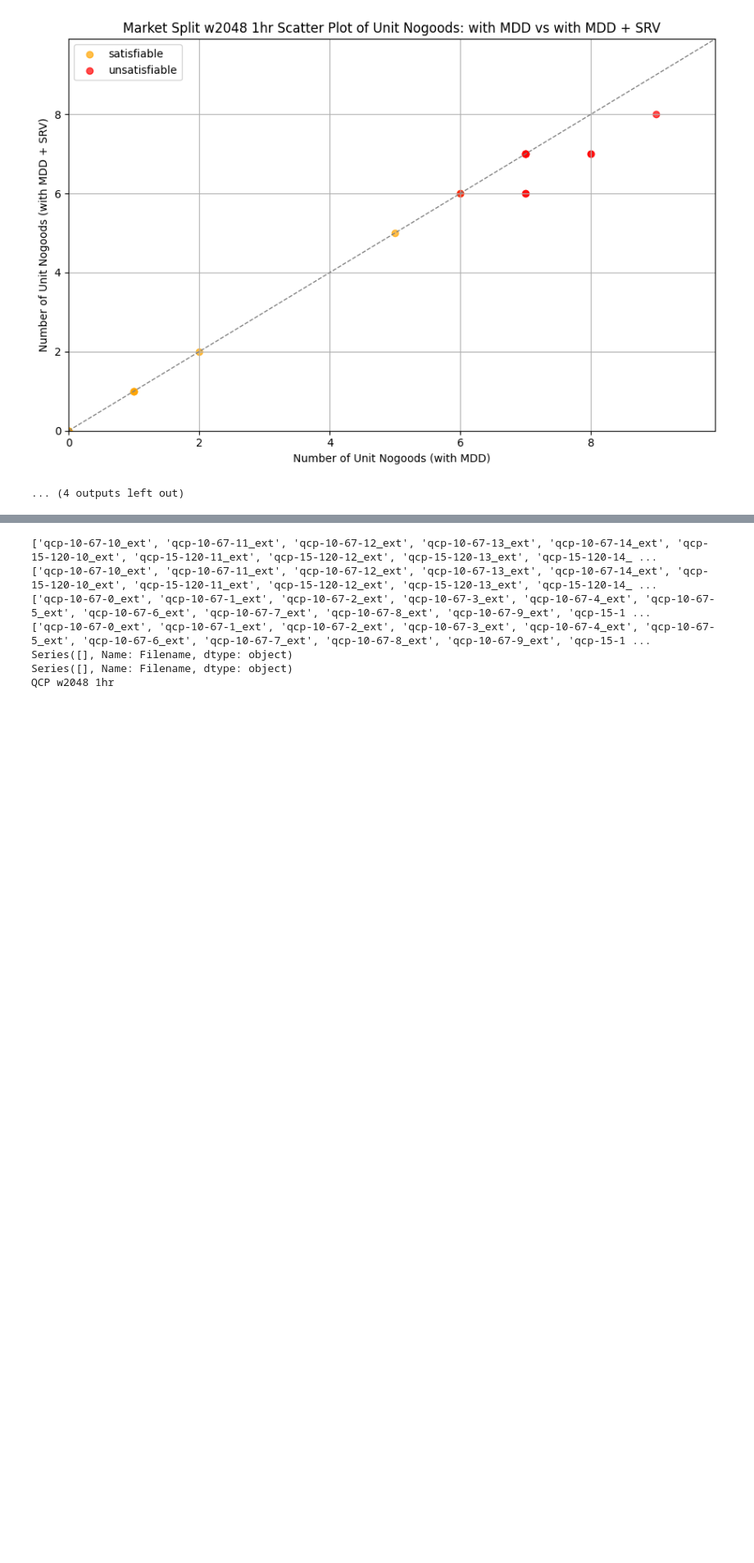
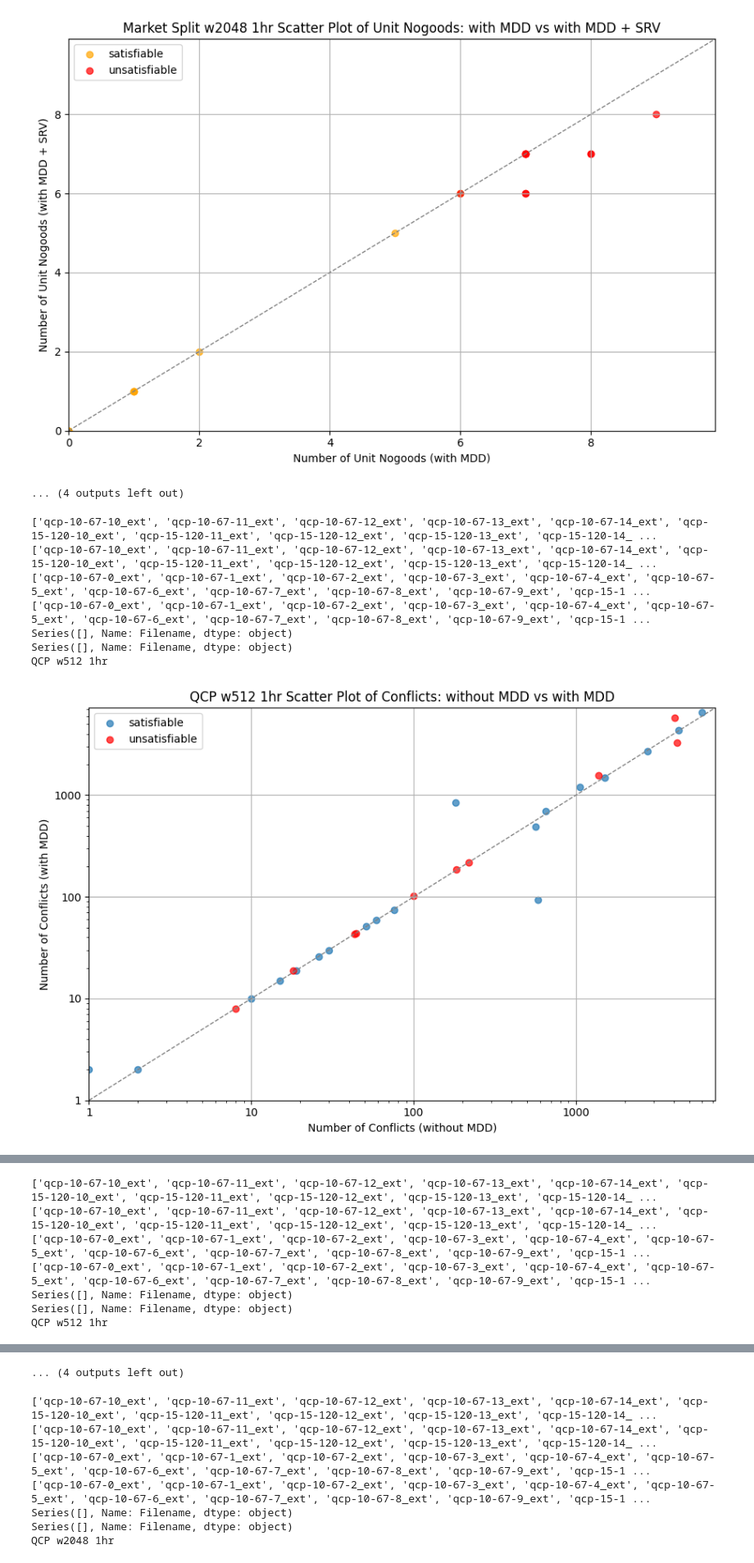
Before and after one commit to kaijenlee/PumpkinMDD, a Jupyter notebook: experiments/plot.ipynb, the cells around one changed output, grey strips where cells are left out. Shown at 82% size. Saved outputs shown, nothing was run; the diff lists cells and outputs as text; code cells hidden in the pictures; blank space fills up the shorter version.

```diff
--- a/experiments/plot.ipynb
+++ b/experiments/plot.ipynb
@@ -289,3 +335,27 @@ Market Split w2048 1hr
 [figure]
 [figure]
 ... (4 outputs left out)
+# %%
+## QCP 1hr run
+## Max width 512 - QCP
+file_2048 = 'experiment_w512_1hr/qcp_disabled.csv'
+file_2048_with_mdd = 'experiment_w512_1hr/qcp_dd_enabled.csv'
+plot_conflicts_and_nogoods(file_2048, file_2048_with_mdd,'without MDD', 'with MDD', 'QCP w512 1hr', (9,6))
+file_2048 = 'experiment_w512_1hr/qcp_disabled.csv'
+file_2048_with_mdd_srv = 'experiment_w512_1hr/qcp_srv.csv'
+plot_conflicts_and_nogoods(file_2048, file_2048_with_mdd_srv,'without MDD', 'with MDD + SRV', 'QCP w512 1hr', (9,6))
+file_2048_with_mdd = 'experiment_w512_1hr/qcp_dd_enabled.csv'
+file_2048_with_mdd_srv = 'experiment_w512_1hr/qcp_srv.csv'
+plot_conflicts_and_nogoods(file_2048_with_mdd, file_2048_with_mdd_srv,'with MDD', 'with MDD + SRV', 'QCP w512 1hr', (9,6))
+file_2048_with_mdd_srv = 'experiment_w512_1hr/qcp_srv.csv'
+file_2048_with_mdd_srv_branchfirst = 'experiment_w512_1hr/qcp_srv_branch_first.csv'
+plot_conflicts_and_nogoods(file_2048_with_mdd_srv, file_2048_with_mdd_srv_branchfirst,'with MDD + SRV', 'with MDD + SRV + branch SRV first', 'QCP w512 1hr', (9,6))
+# %% [output]
+['qcp-10-67-10_ext', 'qcp-10-67-11_ext', 'qcp-10-67-12_ext', 'qcp-10-67-13_ext', 'qcp-10-67-14_ext', 'qcp-15-120-10_ext', 'qcp-15-120-11_ext', 'qcp-15-120-12_ext', 'qcp-15-120-13_ext', 'qcp-15-120-14_ ...
+['qcp-10-67-10_ext', 'qcp-10-67-11_ext', 'qcp-10-67-12_ext', 'qcp-10-67-13_ext', 'qcp-10-67-14_ext', 'qcp-15-120-10_ext', 'qcp-15-120-11_ext', 'qcp-15-120-12_ext', 'qcp-15-120-13_ext', 'qcp-15-120-14_ ...
+['qcp-10-67-0_ext', 'qcp-10-67-1_ext', 'qcp-10-67-2_ext', 'qcp-10-67-3_ext', 'qcp-10-67-4_ext', 'qcp-10-67-5_ext', 'qcp-10-67-6_ext', 'qcp-10-67-7_ext', 'qcp-10-67-8_ext', 'qcp-10-67-9_ext', 'qcp-15-1 ...
+['qcp-10-67-0_ext', 'qcp-10-67-1_ext', 'qcp-10-67-2_ext', 'qcp-10-67-3_ext', 'qcp-10-67-4_ext', 'qcp-10-67-5_ext', 'qcp-10-67-6_ext', 'qcp-10-67-7_ext', 'qcp-10-67-8_ext', 'qcp-10-67-9_ext', 'qcp-15-1 ...
+Series([], Name: Filename, dtype: object)
+Series([], Name: Filename, dtype: object)
+QCP w512 1hr
+[figure, added]
@@ -291,0 +364,7 @@ Market Split w2048 1hr
+['qcp-10-67-10_ext', 'qcp-10-67-11_ext', 'qcp-10-67-12_ext', 'qcp-10-67-13_ext', 'qcp-10-67-14_ext', 'qcp-15-120-10_ext', 'qcp-15-120-11_ext', 'qcp-15-120-12_ext', 'qcp-15-120-13_ext', 'qcp-15-120-14_ ...
+['qcp-10-67-10_ext', 'qcp-10-67-11_ext', 'qcp-10-67-12_ext', 'qcp-10-67-13_ext', 'qcp-10-67-14_ext', 'qcp-15-120-10_ext', 'qcp-15-120-11_ext', 'qcp-15-120-12_ext', 'qcp-15-120-13_ext', 'qcp-15-120-14_ ...
+['qcp-10-67-0_ext', 'qcp-10-67-1_ext', 'qcp-10-67-2_ext', 'qcp-10-67-3_ext', 'qcp-10-67-4_ext', 'qcp-10-67-5_ext', 'qcp-10-67-6_ext', 'qcp-10-67-7_ext', 'qcp-10-67-8_ext', 'qcp-10-67-9_ext', 'qcp-15-1 ...
+['qcp-10-67-0_ext', 'qcp-10-67-1_ext', 'qcp-10-67-2_ext', 'qcp-10-67-3_ext', 'qcp-10-67-4_ext', 'qcp-10-67-5_ext', 'qcp-10-67-6_ext', 'qcp-10-67-7_ext', 'qcp-10-67-8_ext', 'qcp-10-67-9_ext', 'qcp-15-1 ...
+Series([], Name: Filename, dtype: object)
+Series([], Name: Filename, dtype: object)
+QCP w512 1hr
@@ -292,3 +384,4 @@ Market Split w2048 1hr
+... (4 outputs left out)
 # %%
 ## QCP 1hr run
 ## Max width 2048 - QCP
```
Also changed, not shown: parts of 4 cells of this notebook, 23 other files.
